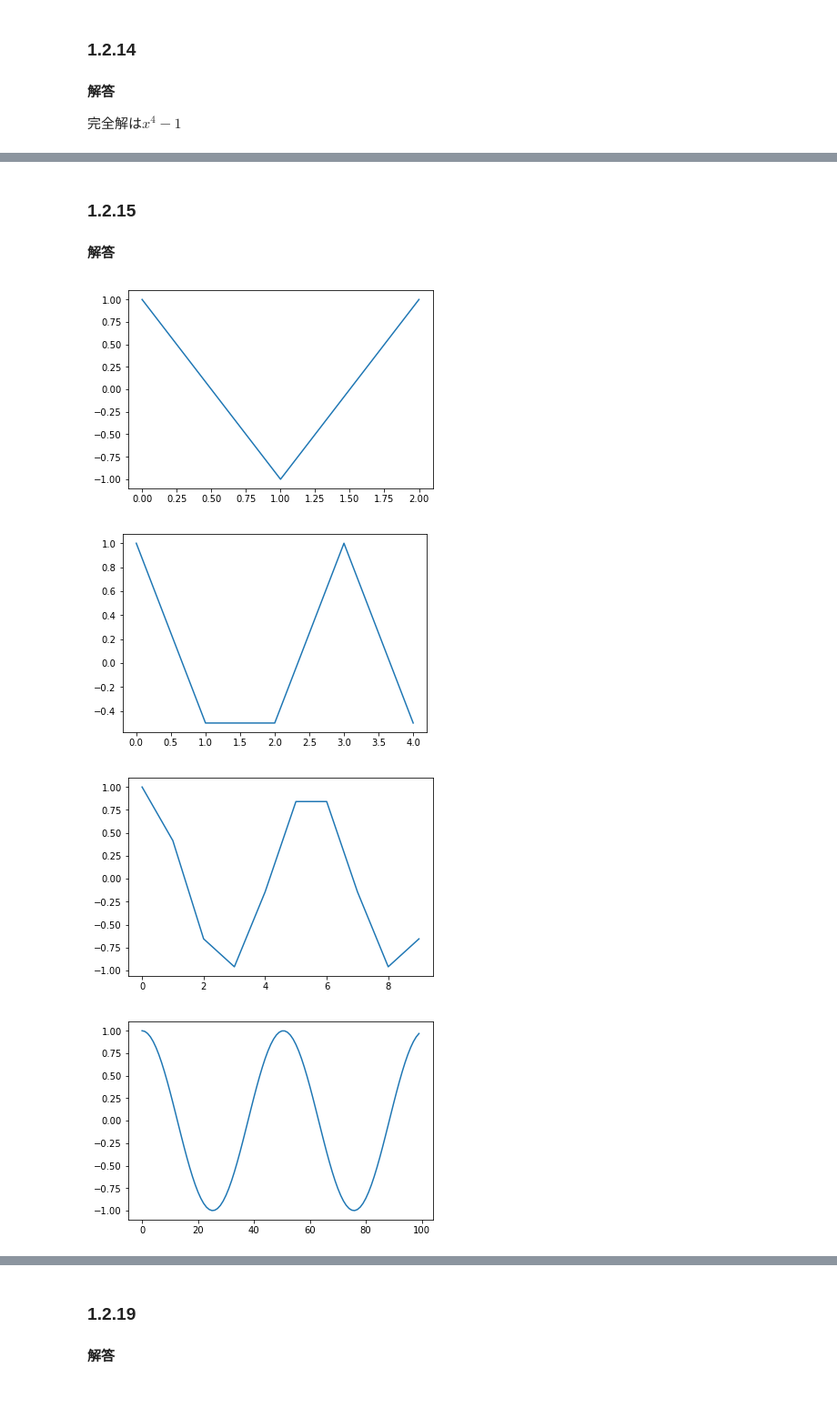
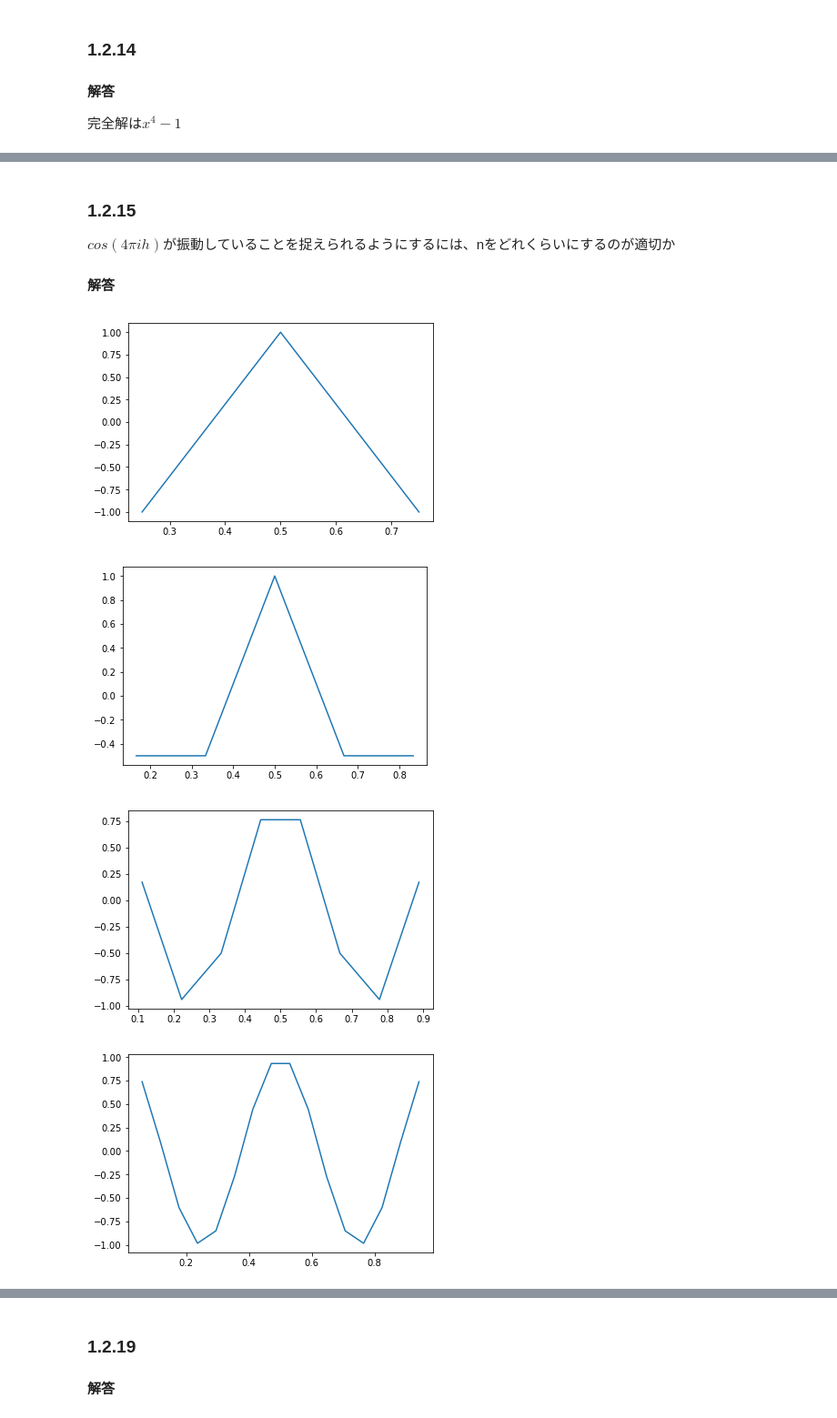
Before and after one commit to chenaoki/meel_strung, a Jupyter notebook: 1.2.ipynb, the cells around one changed output, grey strips where cells are left out. Shown at 91% size. Cells and saved outputs as stored; diff of their text form; code cells hidden in the pictures.

```diff
--- a/1.2.ipynb
+++ b/1.2.ipynb
@@ -343,0 +336,26 @@ print(U_n)
+# %%
+
+n=7
+h=1/(n+1)
+
+K_100  = linalg.toeplitz([2, -1]+[0]*(n-2))
+x = np.transpose(np.array([range(n)])+1)*h
+print(x)
+f_100=x*x*3
+ans = (x*x*x*x)/4-1/4*x
+# print(T_1)
+# print(f_100)
+u=linalg.solve(1/h/h*K_100,f_100)
+# print(ans-u[round(n/2)])
+
+
+# print(ans)
+# print(u)
+
+print(round(n/2)+1)
+
+print(ans[round(n/2)]-u[round(n/2)])
+
+# print(u)
+pyplot.plot(u)
+pyplot.show()
@@ -344,16 +373,16 @@ print(U_n)
 # %% [markdown]
 ### 1.2.15
-
+$cos(4{\pi}ih)$が振動していることを捉えられるようにするには、nをどれくらいにするのが適切か
 
 #### 解答
 # %%
-for n in [3,5,10,100]:
-    h=np.array(np.array(range(n)))/(n+1)
+for n in [3,5,8,16]:
+    h=(np.array(np.array(range(n)))+1)/(n+1)
     u=np.cos(4*math.pi*h)
-    pyplot.plot(u)
+    pyplot.plot(h,u)
     pyplot.show()
 # %% [output]
-[figure, old version]
+[figure, new version]
-[figure, old version]
+[figure, new version]
-[figure, old version]
+[figure, new version]
-[figure, old version]
+[figure, new version]
```
Also changed, not shown: parts of 33 cells of this notebook.
